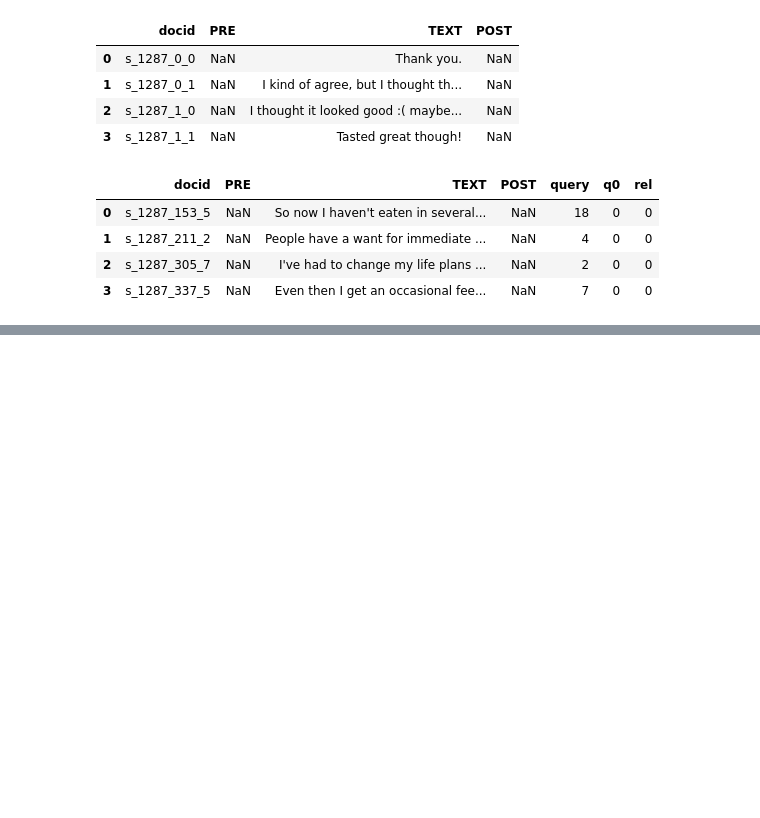
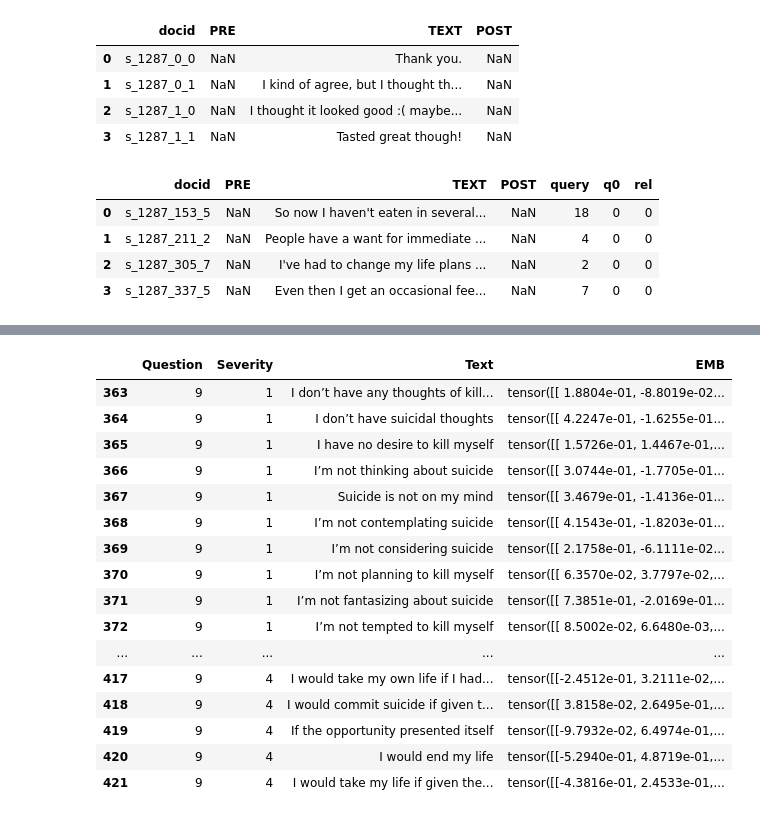
Before and after one commit to wyattmccurdy12/Project-Part-2, a Jupyter notebook: test.ipynb, the cells around one changed output, grey strips where cells are left out. Drawn from its saved outputs; the diff is of its cells as text; code cells hidden in the pictures; blank space fills up the shorter version.

```diff
--- a/test.ipynb
+++ b/test.ipynb
@@ -32,4 +32,27 @@ df.head(4)
 | 1 | s_144_366_0 | NaN | I have no guilt over anything I r... | NaN | 5 | 0 | 0 | neg | 1 |
 | 2 | s_2462_253_4 | NaN | A failure isnt a failure unless y... | NaN | 3 | 0 | 0 | neg | 1 |
 | 3 | s_2462_923_8 | NaN | I worry about myself. | NaN | 20 | 0 | 0 | neg | 1 |
+# %%
+# Load augmented_exploded.csv and view head (4)
+df = pd.read_csv('augmented_exploded.csv')
+# Display Question == 7
+df[df['Question'] == 9]
+# %% [output]
+|  | Question | Severity | Text | EMB |
+| 363 | 9 | 1 | I don’t have any thoughts of kill... | tensor([[ 1.8804e-01, -8.8019e-02... |
+| 364 | 9 | 1 | I don’t have suicidal thoughts | tensor([[ 4.2247e-01, -1.6255e-01... |
+| 365 | 9 | 1 | I have no desire to kill myself | tensor([[ 1.5726e-01, 1.4467e-01,... |
+| 366 | 9 | 1 | I’m not thinking about suicide | tensor([[ 3.0744e-01, -1.7705e-01... |
+| 367 | 9 | 1 | Suicide is not on my mind | tensor([[ 3.4679e-01, -1.4136e-01... |
+| 368 | 9 | 1 | I’m not contemplating suicide | tensor([[ 4.1543e-01, -1.8203e-01... |
+| 369 | 9 | 1 | I’m not considering suicide | tensor([[ 2.1758e-01, -6.1111e-02... |
+| 370 | 9 | 1 | I’m not planning to kill myself | tensor([[ 6.3570e-02, 3.7797e-02,... |
+| 371 | 9 | 1 | I’m not fantasizing about suicide | tensor([[ 7.3851e-01, -2.0169e-01... |
+| 372 | 9 | 1 | I’m not tempted to kill myself | tensor([[ 8.5002e-02, 6.6480e-03,... |
+| ... | ... | ... | ... | ... |
+| 417 | 9 | 4 | I would take my own life if I had... | tensor([[-2.4512e-01, 3.2111e-02,... |
+| 418 | 9 | 4 | I would commit suicide if given t... | tensor([[ 3.8158e-02, 2.6495e-01,... |
+| 419 | 9 | 4 | If the opportunity presented itself | tensor([[-9.7932e-02, 6.4974e-01,... |
+| 420 | 9 | 4 | I would end my life | tensor([[-5.2940e-01, 4.8719e-01,... |
+| 421 | 9 | 4 | I would take my life if given the... | tensor([[-4.3816e-01, 2.4533e-01,... |
 # %%
```
Also changed, not shown: parts of 5 cells of this notebook, 2 other files.
